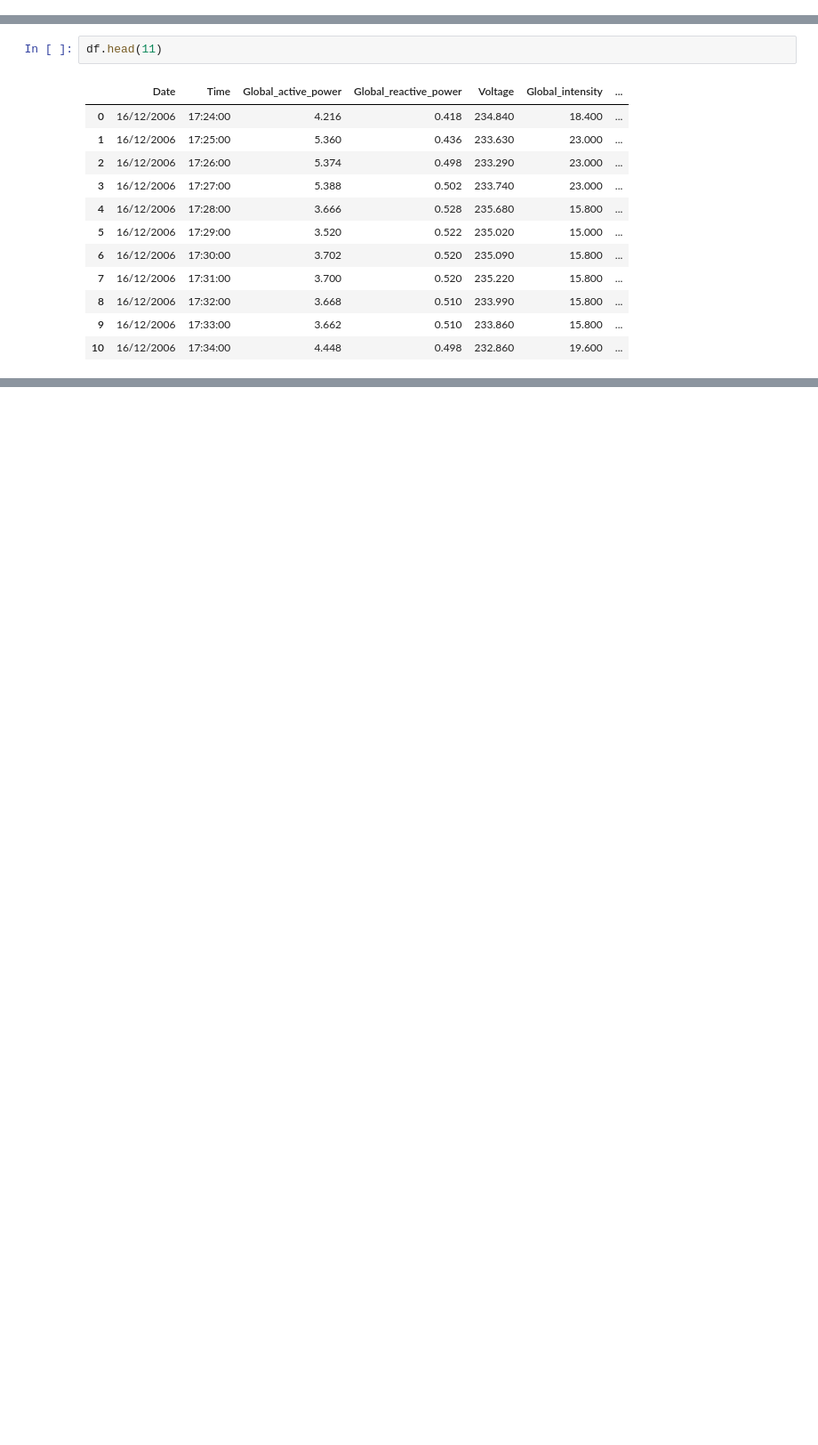
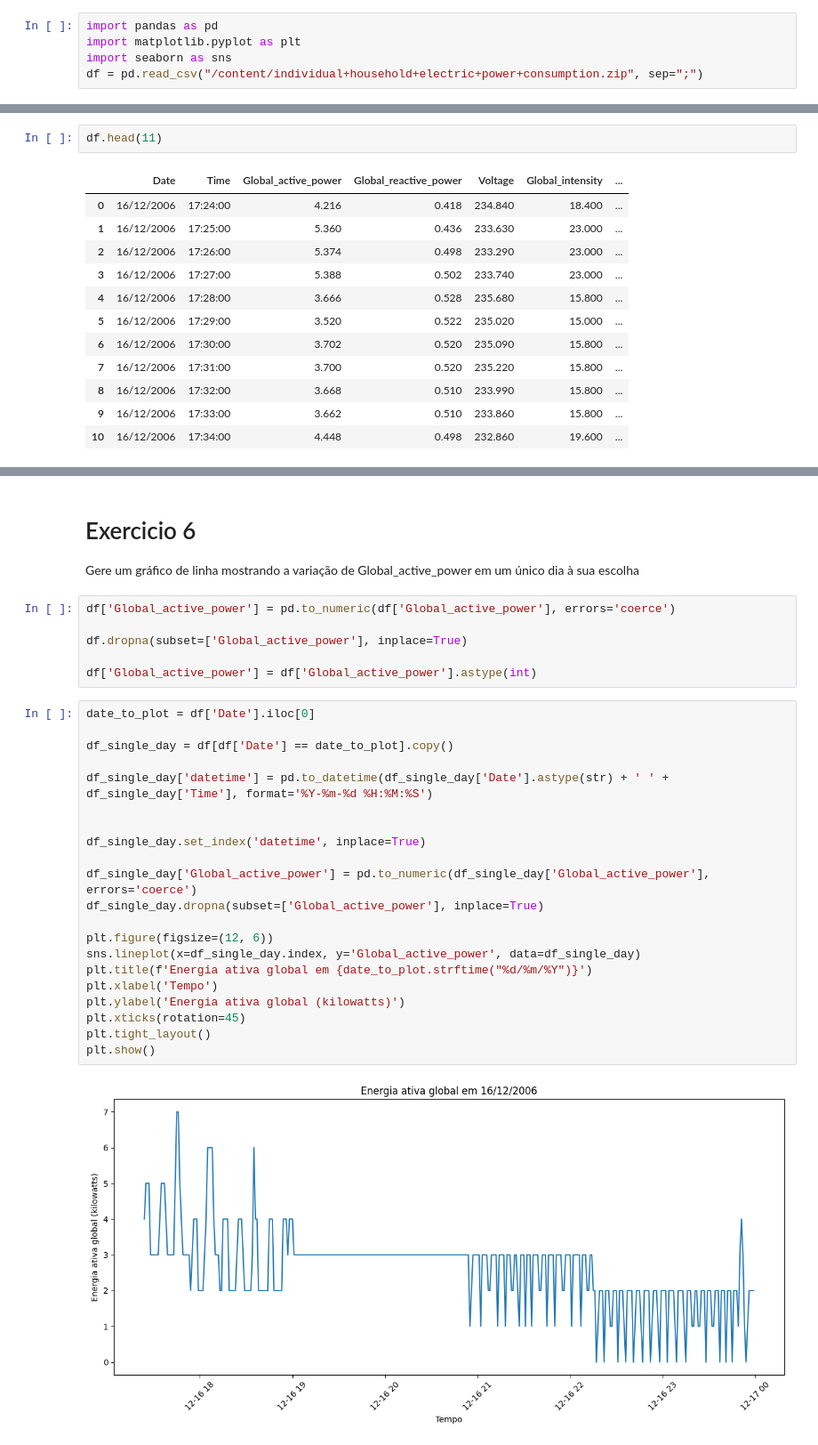
Before and after one commit to LucasWerppFranco/CP-1---Energias-Renovaveis, a Jupyter notebook: 1CCPF_CP1_SERS.ipynb, the cells around one changed output, grey strips where cells are left out. Shown at 89% size. Saved outputs shown, nothing was run; the diff lists cells and outputs as text; blank space fills up the shorter version.

```diff
--- a/1CCPF_CP1_SERS.ipynb
+++ b/1CCPF_CP1_SERS.ipynb
@@ -12,0 +7,5 @@ df = pd.read_csv('/content/household_power_consumption.txt', sep=';')
+# %%
+import pandas as pd
+import matplotlib.pyplot as plt
+import seaborn as sns
+df = pd.read_csv("/content/individual+household+electric+power+consumption.zip", sep=";")
@@ -156,0 +48,33 @@ Ex. 5: Filtre os registros apenas do ano de 2007 e calcule a média de consumo d
+# %% [markdown]
+# Exercicio 6
+Gere um gráfico de linha mostrando a variação de Global_active_power em um único dia à sua
+escolha
+# %%
+df['Global_active_power'] = pd.to_numeric(df['Global_active_power'], errors='coerce')
+
+df.dropna(subset=['Global_active_power'], inplace=True)
+
+df['Global_active_power'] = df['Global_active_power'].astype(int)
+# %%
+date_to_plot = df['Date'].iloc[0]
+
+df_single_day = df[df['Date'] == date_to_plot].copy()
+
+df_single_day['datetime'] = pd.to_datetime(df_single_day['Date'].astype(str) + ' ' + df_single_day['Time'], format='%Y-%m-%d %H:%M:%S')
+
+
+df_single_day.set_index('datetime', inplace=True)
+
+df_single_day['Global_active_power'] = pd.to_numeric(df_single_day['Global_active_power'], errors='coerce')
+df_single_day.dropna(subset=['Global_active_power'], inplace=True)
+
+plt.figure(figsize=(12, 6))
+sns.lineplot(x=df_single_day.index, y='Global_active_power', data=df_single_day)
+plt.title(f'Energia ativa global em {date_to_plot.strftime("%d/%m/%Y")}')
+plt.xlabel('Tempo')
+plt.ylabel('Energia ativa global (kilowatts)')
+plt.xticks(rotation=45)
+plt.tight_layout()
+plt.show()
+# %% [output]
+[figure, added]
```
Also changed, not shown: parts of 35 cells of this notebook.
